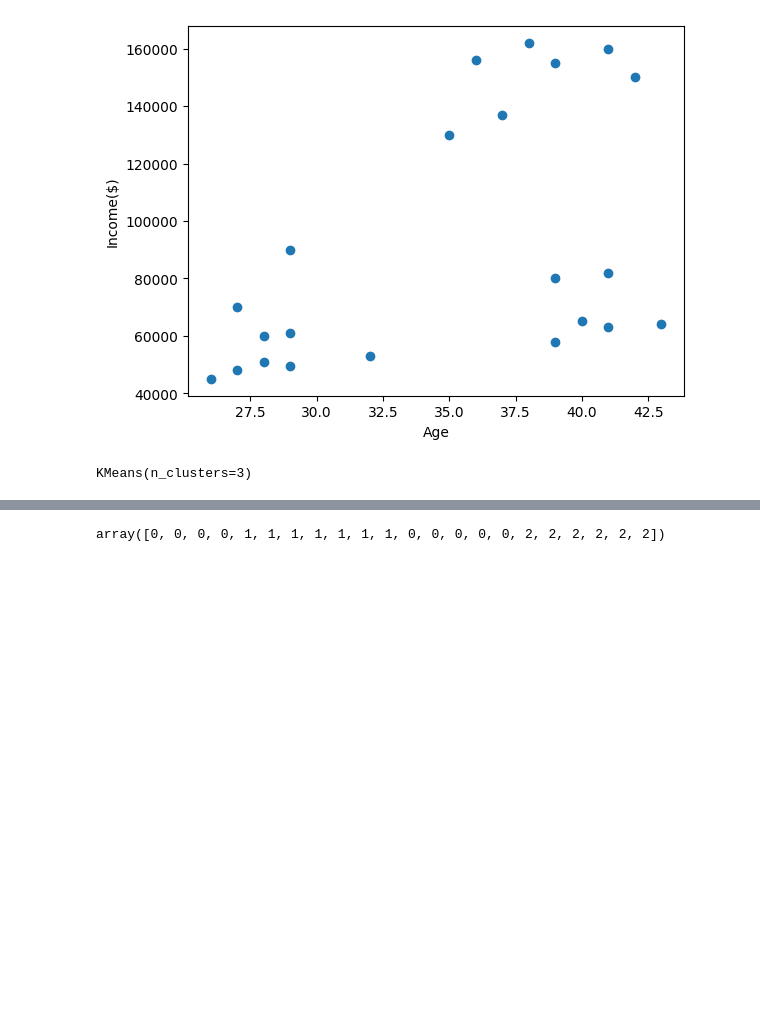
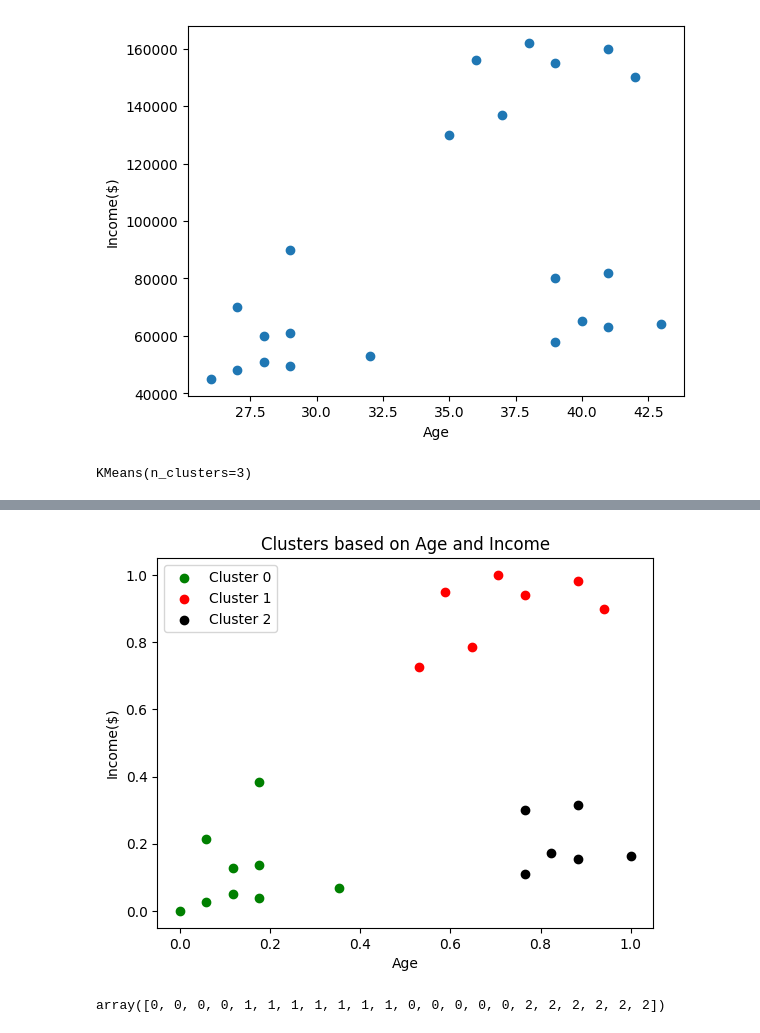
Before and after one commit to Kailas-lab/Machine_Learning, a Jupyter notebook: kmeans.ipynb, the cells around one changed output, grey strips where cells are left out. Saved outputs shown, nothing was run; the diff lists cells and outputs as text; code cells hidden in the pictures; blank space fills up the shorter version.

```diff
--- a/kmeans.ipynb
+++ b/kmeans.ipynb
@@ -147 +149,22 @@ df
+# %%
+# Filter the data based on clusters
+a = df[df['cluster'] == 0]
+b = df[df['cluster'] == 1]
+c = df[df['cluster'] == 2]
+
+# Plot each cluster with appropriate labels and colors
+plt.scatter(a['Age'], a['Income($)'], color='green', label='Cluster 0')
+plt.scatter(b['Age'], b['Income($)'], color='red', label='Cluster 1')
+plt.scatter(c['Age'], c['Income($)'], color='black', label='Cluster 2')
+
+# Add labels and a legend
+plt.xlabel('Age')
+plt.ylabel('Income($)')
+plt.legend()  # Add the legend with cluster labels
+plt.title('Clusters based on Age and Income')
+plt.show()
+
+#the values are not scaled properly thats why x and y axis are little mixed to avoid that scaled
+# %% [output]
+[figure, added]
 # %%
```
Also changed, not shown: parts of 6 cells of this notebook.
